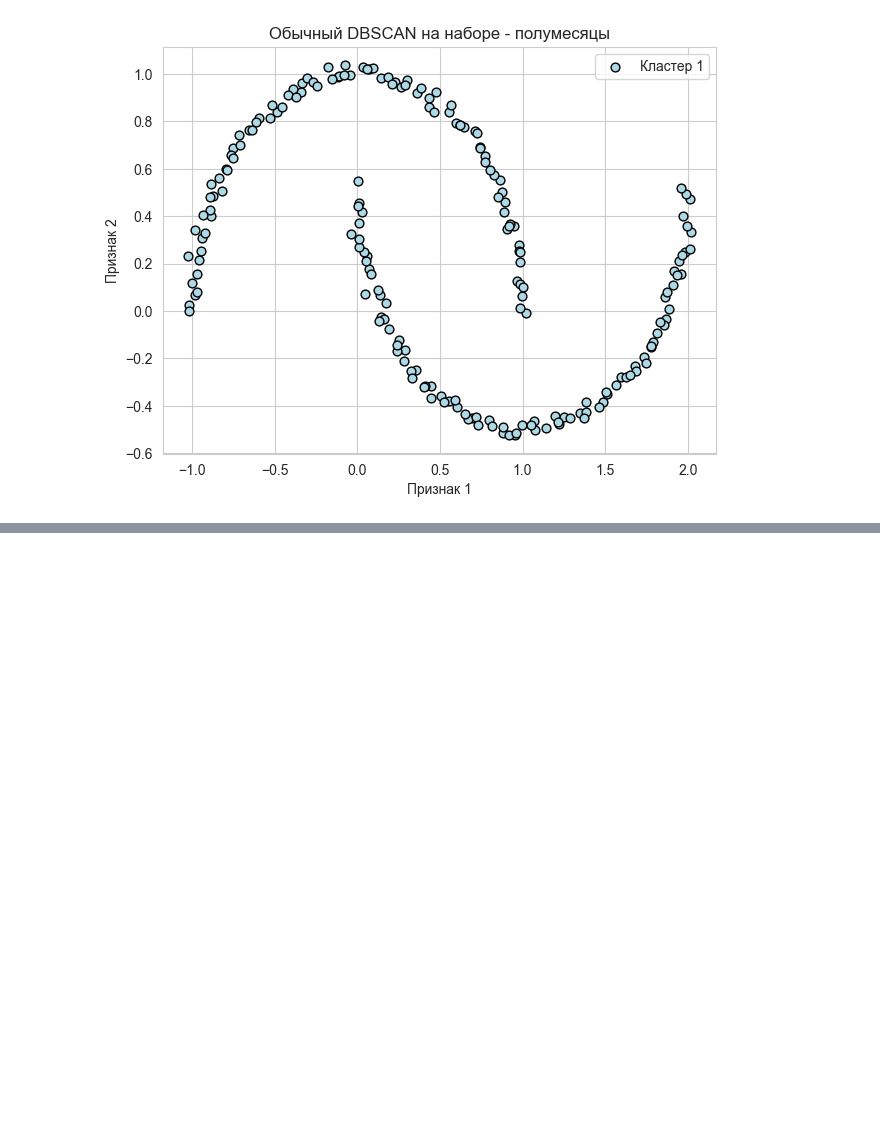
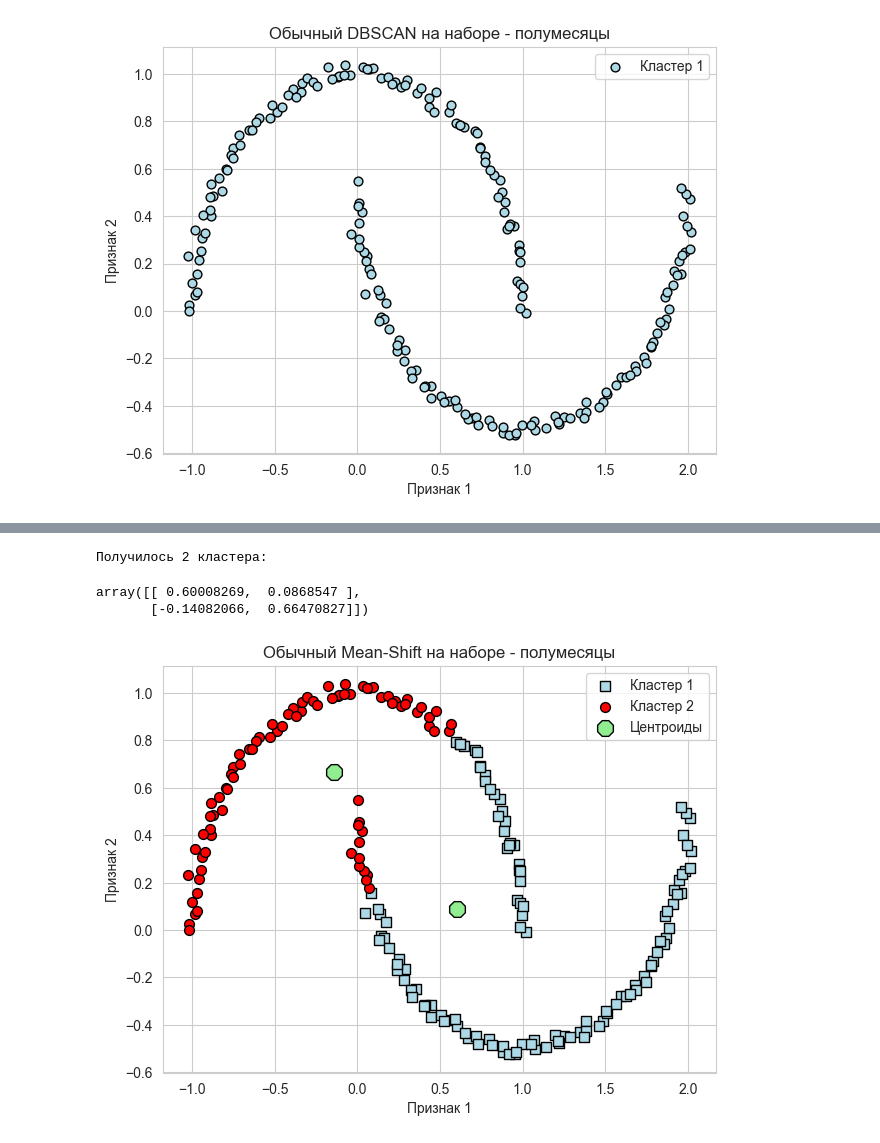
Before and after one commit to Safuanov888/Unsupervised_learning_VUZ, a Jupyter notebook: Models.ipynb, the cells around one changed output, grey strips where cells are left out. Saved outputs shown, nothing was run; the diff lists cells and outputs as text; code cells hidden in the pictures; blank space fills up the shorter version.

```diff
--- a/Models.ipynb
+++ b/Models.ipynb
@@ -154,0 +195,34 @@ plt.title('Обычный DBSCAN на наборе - полумесяцы');
+# %%
+ms_base_moons = MeanShift()
+preds_ms = ms_base_moons.fit_predict(X1)
+# %%
+print('Получилось 2 кластера:')
+ms_base_moons.cluster_centers_
+# %% [output]
+Получилось 2 кластера:
+array([[ 0.60008269,  0.0868547 ],
+       [-0.14082066,  0.66470827]])
+# %%
+plt.scatter(X1[preds_ms == 0, 0],
+            X1[preds_ms == 0, 1],
+            s=50, c='lightblue',
+            marker='s', edgecolor='black',
+            label='Кластер 1')
+plt.scatter(X1[preds_ms == 1, 0],
+            X1[preds_ms == 1, 1],
+            s=50, c='red',
+            marker='o', edgecolor='black',
+            label='Кластер 2')
+plt.scatter(ms_base_moons.cluster_centers_[:, 0],
+            ms_base_moons.cluster_centers_[:, 1],
+            s=150, marker='8',
+            c='lightgreen', edgecolor='black',
+            label='Центроиды')
+
+plt.xlabel('Признак 1')
+plt.ylabel('Признак 2')
+plt.legend()
+plt.tight_layout()
+plt.title('Обычный Mean-Shift на наборе - полумесяцы');
+# %% [output]
+[figure, added]
```
Also changed, not shown: parts of 5 cells of this notebook.
